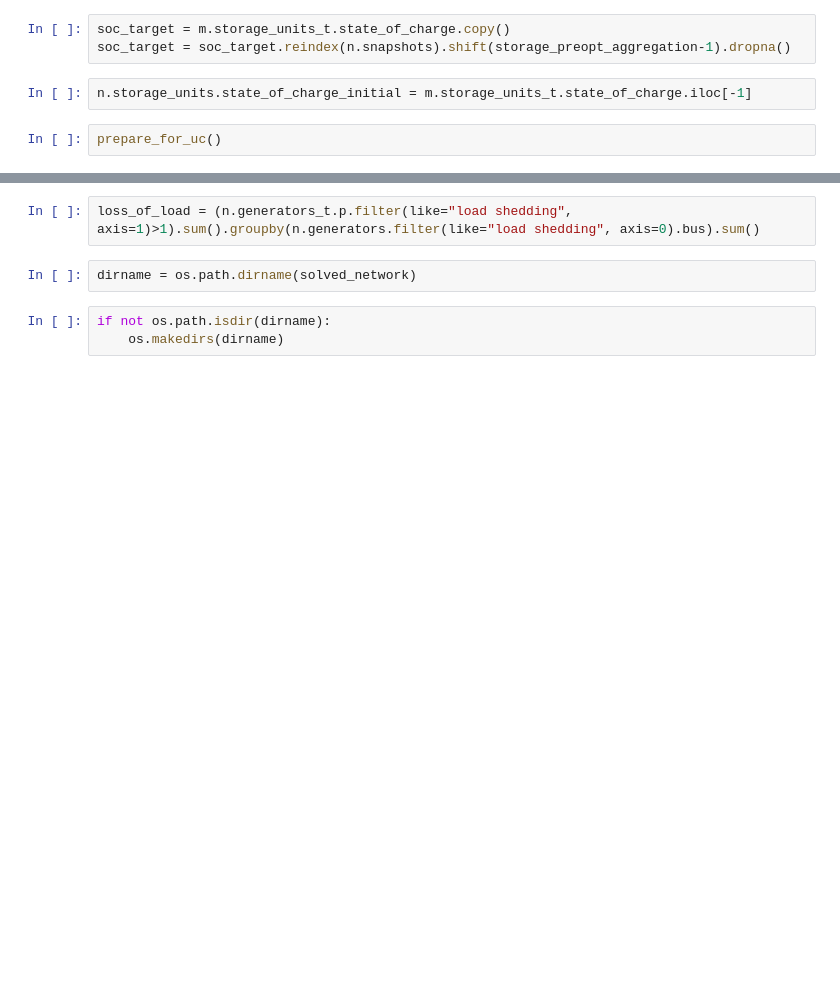
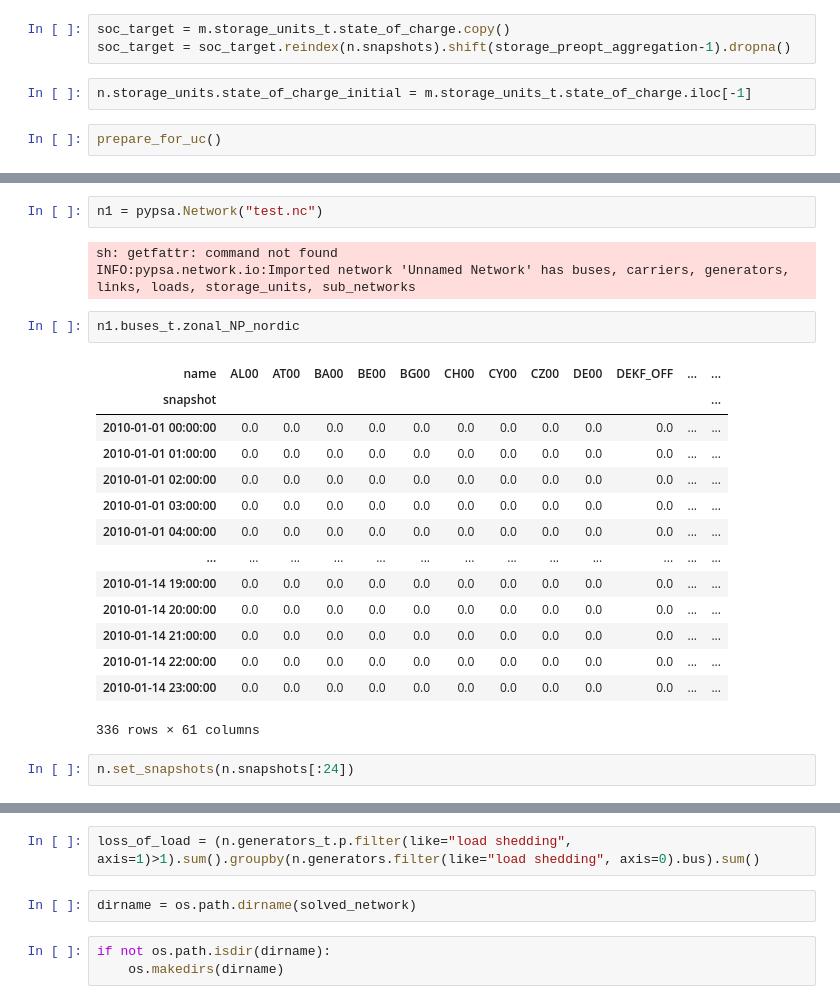
Before and after one commit to thomgeo/open_eraa, a Jupyter notebook: solve_model.ipynb, the cells around one changed output, grey strips where cells are left out. Drawn from its saved outputs; the diff is of its cells as text; blank space fills up the shorter version.

```diff
--- a/solve_model.ipynb
+++ b/solve_model.ipynb
@@ -703,0 +771,24 @@ Snapshots: 8760
+# %%
+n1 = pypsa.Network("test.nc")
+# %% [output]
+sh: getfattr: command not found
+INFO:pypsa.network.io:Imported network 'Unnamed Network' has buses, carriers, generators, links, loads, storage_units, sub_networks
+# %%
+n1.buses_t.zonal_NP_nordic
+# %% [output]
+| name | AL00 | AT00 | BA00 | BE00 | BG00 | CH00 | CY00 | CZ00 | DE00 | DEKF_OFF | ... | ... |
+| snapshot |  |  |  |  |  |  |  |  |  |  |  | ... |
+| 2010-01-01 00:00:00 | 0.0 | 0.0 | 0.0 | 0.0 | 0.0 | 0.0 | 0.0 | 0.0 | 0.0 | 0.0 | ... | ... |
+| 2010-01-01 01:00:00 | 0.0 | 0.0 | 0.0 | 0.0 | 0.0 | 0.0 | 0.0 | 0.0 | 0.0 | 0.0 | ... | ... |
+| 2010-01-01 02:00:00 | 0.0 | 0.0 | 0.0 | 0.0 | 0.0 | 0.0 | 0.0 | 0.0 | 0.0 | 0.0 | ... | ... |
+| 2010-01-01 03:00:00 | 0.0 | 0.0 | 0.0 | 0.0 | 0.0 | 0.0 | 0.0 | 0.0 | 0.0 | 0.0 | ... | ... |
+| 2010-01-01 04:00:00 | 0.0 | 0.0 | 0.0 | 0.0 | 0.0 | 0.0 | 0.0 | 0.0 | 0.0 | 0.0 | ... | ... |
+| ... | ... | ... | ... | ... | ... | ... | ... | ... | ... | ... | ... | ... |
+| 2010-01-14 19:00:00 | 0.0 | 0.0 | 0.0 | 0.0 | 0.0 | 0.0 | 0.0 | 0.0 | 0.0 | 0.0 | ... | ... |
+| 2010-01-14 20:00:00 | 0.0 | 0.0 | 0.0 | 0.0 | 0.0 | 0.0 | 0.0 | 0.0 | 0.0 | 0.0 | ... | ... |
+| 2010-01-14 21:00:00 | 0.0 | 0.0 | 0.0 | 0.0 | 0.0 | 0.0 | 0.0 | 0.0 | 0.0 | 0.0 | ... | ... |
+| 2010-01-14 22:00:00 | 0.0 | 0.0 | 0.0 | 0.0 | 0.0 | 0.0 | 0.0 | 0.0 | 0.0 | 0.0 | ... | ... |
+| 2010-01-14 23:00:00 | 0.0 | 0.0 | 0.0 | 0.0 | 0.0 | 0.0 | 0.0 | 0.0 | 0.0 | 0.0 | ... | ... |
+336 rows × 61 columns
+# %%
+n.set_snapshots(n.snapshots[:24])
```
Also changed, not shown: parts of 25 cells of this notebook, 12 other files.
